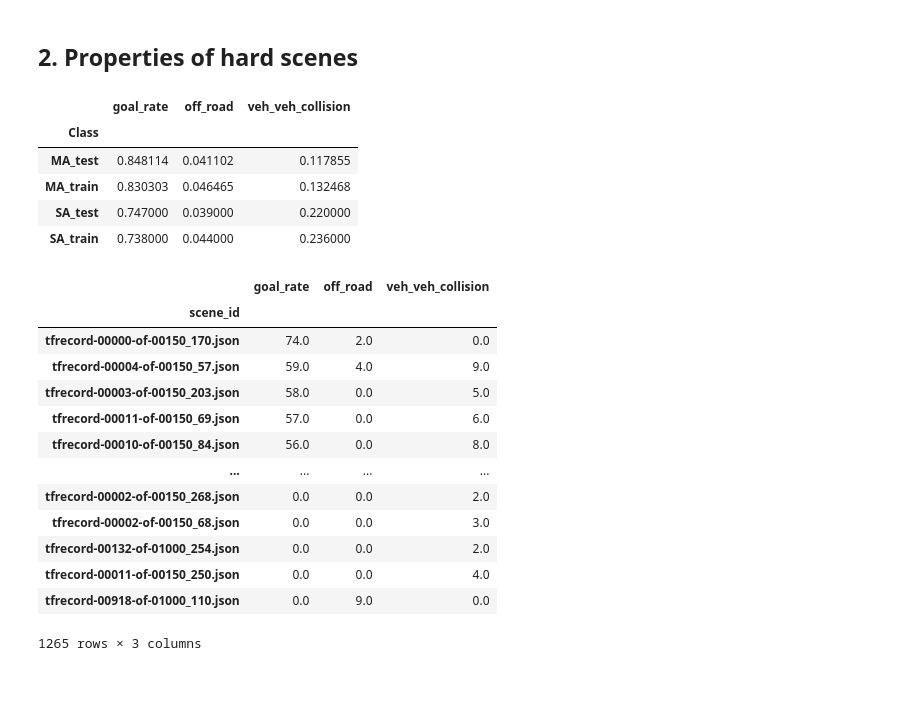
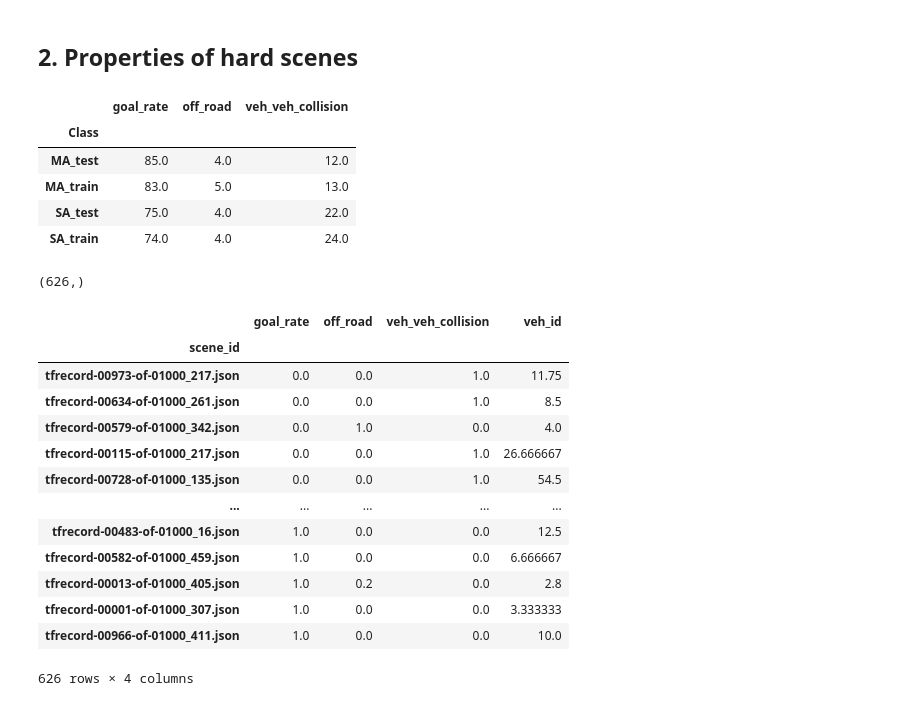
Before and after one commit to facebookresearch/nocturne, a Jupyter notebook: evaluation/policy_performance_analysis.ipynb, the cells around one changed output. Drawn from its saved outputs; the diff is of its cells as text; code cells hidden in the pictures.

```diff
--- a/evaluation/policy_performance_analysis.ipynb
+++ b/evaluation/policy_performance_analysis.ipynb
@@ -177,11 +182,11 @@ dtype: float64
 # %%
 df_all = pd.concat([df_res_sa_train, df_res_sa_test, df_res_ma_train, df_res_ma_test])
 # %%
-df_all.groupby('Class')[METRICS].mean()
+df_all.groupby('Class')[METRICS].mean().round(2) * 100
 # %% [output]
 |  | goal_rate | off_road | veh_veh_collision |
 | Class |  |  |  |
-| MA_test | 0.848114 | 0.041102 | 0.117855 |
-| MA_train | 0.830303 | 0.046465 | 0.132468 |
-| SA_test | 0.747000 | 0.039000 | 0.220000 |
-| SA_train | 0.738000 | 0.044000 | 0.236000 |
+| MA_test | 85.0 | 4.0 | 12.0 |
+| MA_train | 83.0 | 5.0 | 13.0 |
+| SA_test | 75.0 | 4.0 | 22.0 |
+| SA_train | 74.0 | 4.0 | 24.0 |
@@ -188,18 +195,22 @@ df_all.groupby('Class')[METRICS].mean()
+# %%
+df_res_ma_train.scene_id.unique().shape
+# %% [output]
+(626,)
 # %%
 # Group by scene and sort by goal rate
-df_all.groupby('scene_id')[METRICS].sum().sort_values('goal_rate', ascending=False)
+df_res_ma_train.groupby('scene_id')[METRICS + ['veh_id']].mean().sort_values('goal_rate', ascending=True)#.style
 # %% [output]
-|  | goal_rate | off_road | veh_veh_collision |
-| scene_id |  |  |  |
-| tfrecord-00000-of-00150_170.json | 74.0 | 2.0 | 0.0 |
-| tfrecord-00004-of-00150_57.json | 59.0 | 4.0 | 9.0 |
-| tfrecord-00003-of-00150_203.json | 58.0 | 0.0 | 5.0 |
-| tfrecord-00011-of-00150_69.json | 57.0 | 0.0 | 6.0 |
-| tfrecord-00010-of-00150_84.json | 56.0 | 0.0 | 8.0 |
-| ... | ... | ... | ... |
-| tfrecord-00002-of-00150_268.json | 0.0 | 0.0 | 2.0 |
-| tfrecord-00002-of-00150_68.json | 0.0 | 0.0 | 3.0 |
-| tfrecord-00132-of-01000_254.json | 0.0 | 0.0 | 2.0 |
-| tfrecord-00011-of-00150_250.json | 0.0 | 0.0 | 4.0 |
-| tfrecord-00918-of-01000_110.json | 0.0 | 9.0 | 0.0 |
+|  | goal_rate | off_road | veh_veh_collision | veh_id |
+| scene_id |  |  |  |  |
+| tfrecord-00973-of-01000_217.json | 0.0 | 0.0 | 1.0 | 11.75 |
+| tfrecord-00634-of-01000_261.json | 0.0 | 0.0 | 1.0 | 8.5 |
+| tfrecord-00579-of-01000_342.json | 0.0 | 1.0 | 0.0 | 4.0 |
+| tfrecord-00115-of-01000_217.json | 0.0 | 0.0 | 1.0 | 26.666667 |
+| tfrecord-00728-of-01000_135.json | 0.0 | 0.0 | 1.0 | 54.5 |
+| ... | ... | ... | ... | ... |
+| tfrecord-00483-of-01000_16.json | 1.0 | 0.0 | 0.0 | 12.5 |
+| tfrecord-00582-of-01000_459.json | 1.0 | 0.0 | 0.0 | 6.666667 |
+| tfrecord-00013-of-01000_405.json | 1.0 | 0.2 | 0.0 | 2.8 |
+| tfrecord-00001-of-01000_307.json | 1.0 | 0.0 | 0.0 | 3.333333 |
+| tfrecord-00966-of-01000_411.json | 1.0 | 0.0 | 0.0 | 10.0 |
-1265 rows × 3 columns
+626 rows × 4 columns
```
Also changed, not shown: parts of 11 cells of this notebook, 6 other files.
